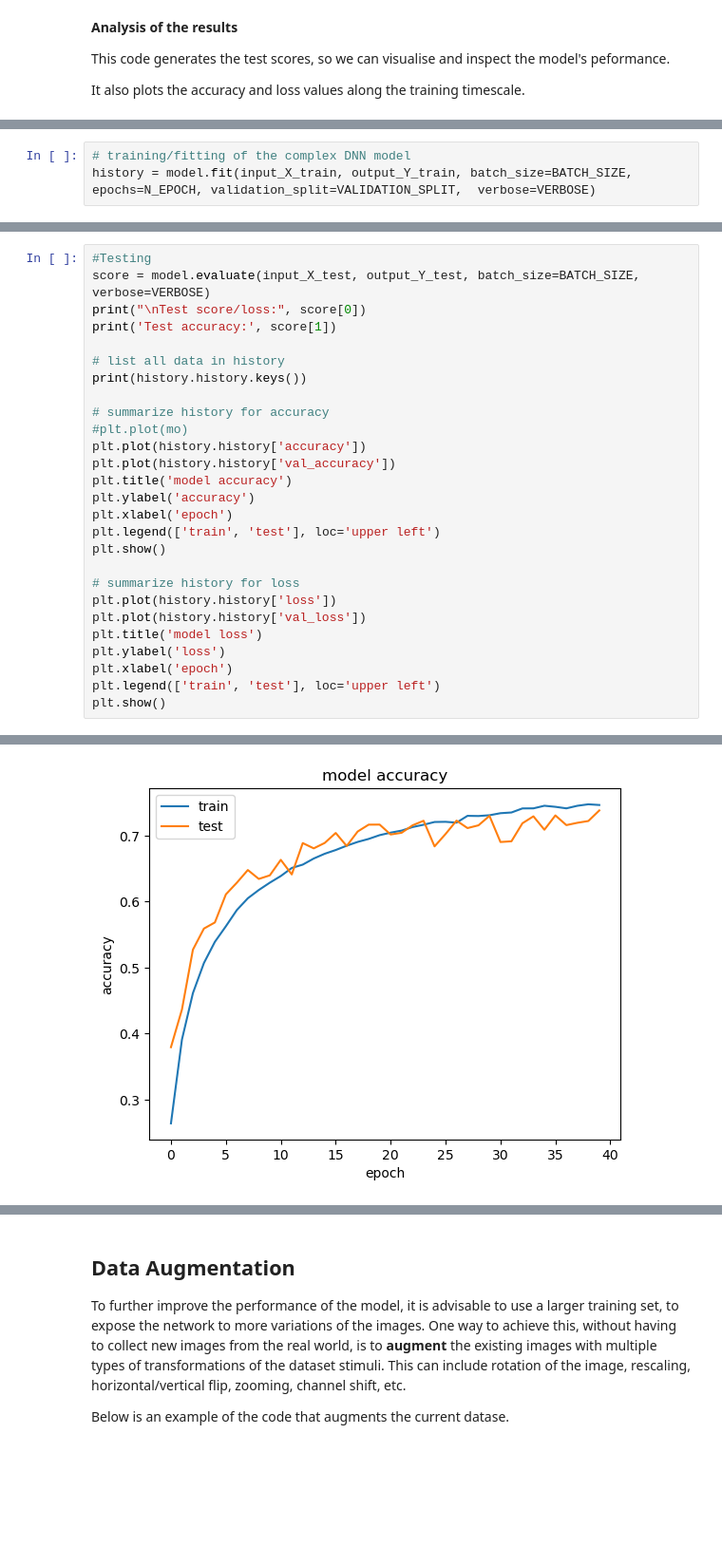
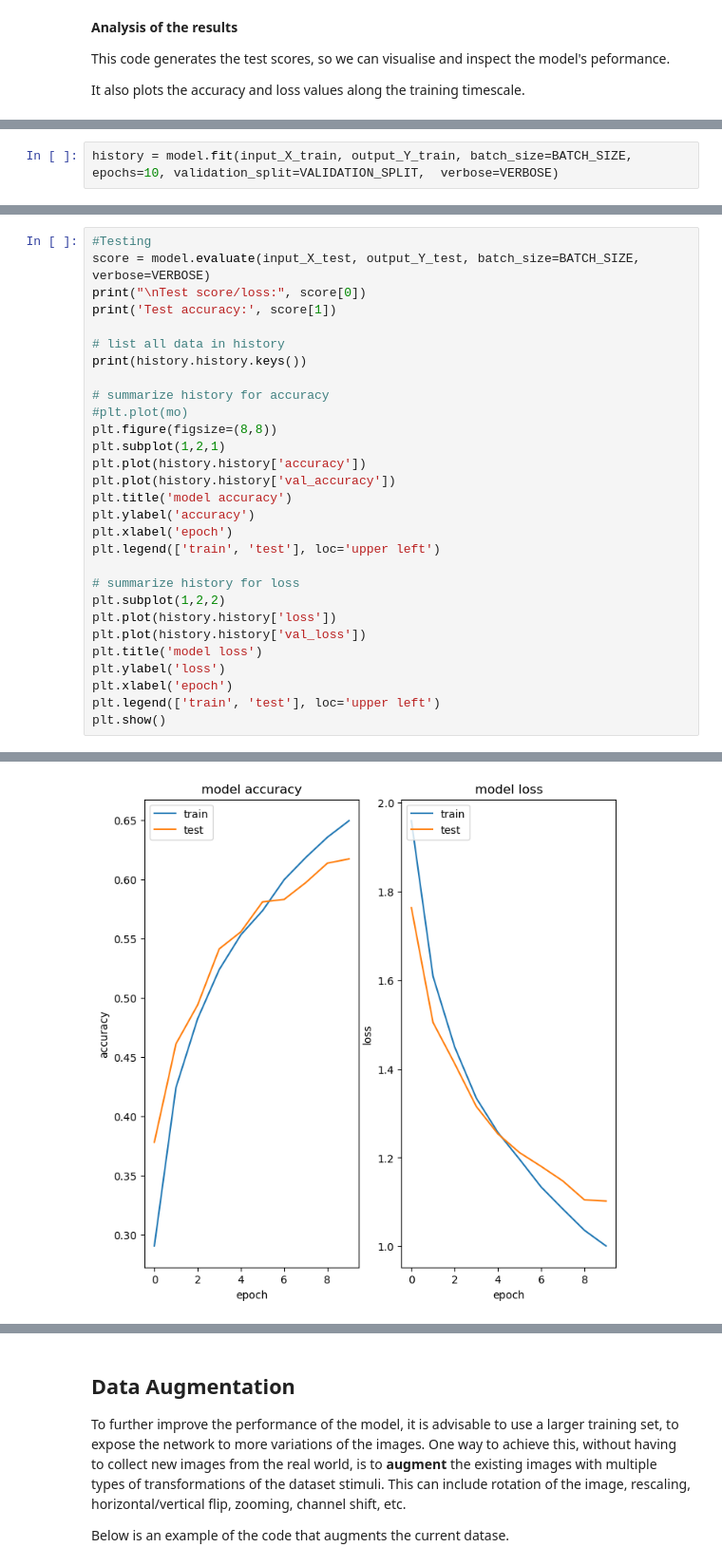
Before and after one commit to mm849/Computer-Vision-Classification, a Jupyter notebook: notebooks/trial1.ipynb, the cells around one changed output, grey strips where cells are left out. Shown at 95% size. Drawn from its saved outputs; the diff is of its cells as text; blank space fills up the shorter version.

```diff
--- a/notebooks/trial1.ipynb
+++ b/notebooks/trial1.ipynb
@@ -372,4 +301,3 @@ Let's train (fit) this new model.
 # %%
-# training/fitting of the complex DNN model
-history = model.fit(input_X_train, output_Y_train, batch_size=BATCH_SIZE, epochs=N_EPOCH, validation_split=VALIDATION_SPLIT,  verbose=VERBOSE)
+history = model.fit(input_X_train, output_Y_train, batch_size=BATCH_SIZE, epochs=10, validation_split=VALIDATION_SPLIT,  verbose=VERBOSE)
 # %% [output]
@@ -405,15 +332,17 @@ print(history.history.keys())
 
 # summarize history for accuracy
 #plt.plot(mo)
+plt.figure(figsize=(8,8))
+plt.subplot(1,2,1)
 plt.plot(history.history['accuracy'])
 plt.plot(history.history['val_accuracy'])
 plt.title('model accuracy')
 plt.ylabel('accuracy')
 plt.xlabel('epoch')
 plt.legend(['train', 'test'], loc='upper left')
-plt.show()
 
 # summarize history for loss
+plt.subplot(1,2,2)
 plt.plot(history.history['loss'])
 plt.plot(history.history['val_loss'])
 plt.title('model loss')
@@ -429,2 +358,2 @@ Test accuracy: 0.7307000160217285
 dict_keys(['loss', 'accuracy', 'val_loss', 'val_accuracy'])
-[figure, old version]
+[figure, new version]
```
Also changed, not shown: parts of 24 cells of this notebook, 22 other files.
